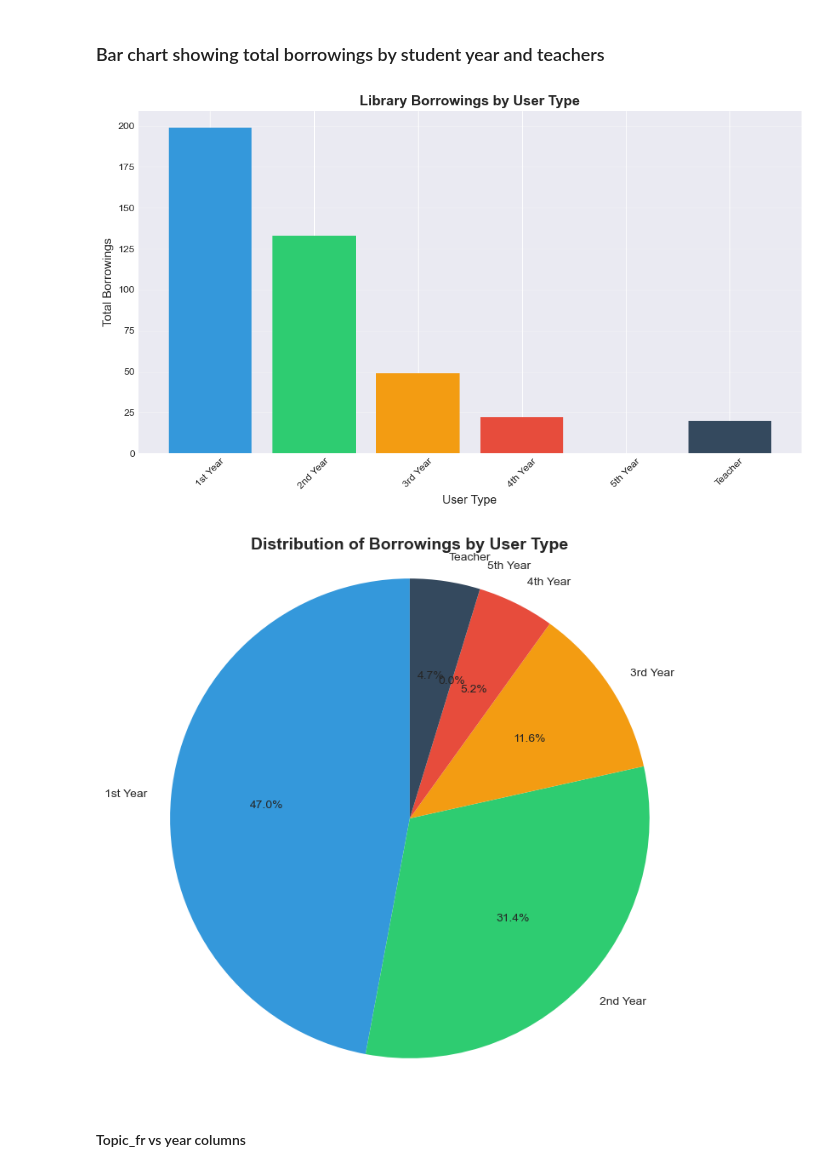
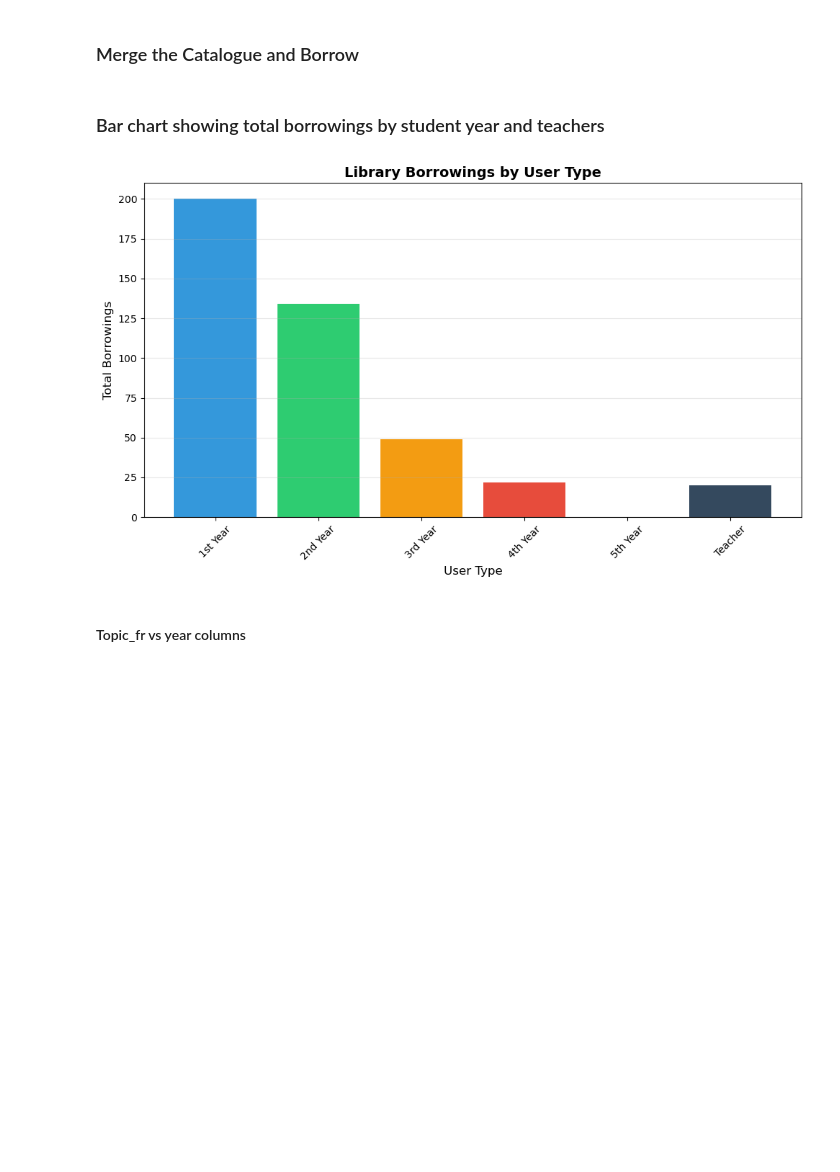
Before and after one commit to TI1307/DM_Project, a Jupyter notebook: notebooks/anlysis.ipynb, the cells around one changed output. Drawn from its saved outputs; the diff is of its cells as text; code cells hidden in the pictures; blank space fills up the shorter version.

```diff
--- a/notebooks/anlysis.ipynb
+++ b/notebooks/anlysis.ipynb
@@ -12,0 +11,2 @@ Borrowings_Table = pd.read_excel("../data/cleaned_borrowings.xlsx")
+# %% [markdown]
+### Merge the Catalogue and Borrow
@@ -14,44 +254,34 @@ Borrowings_Table = pd.read_excel("../data/cleaned_borrowings.xlsx")
 ###  Bar chart showing total borrowings by student year and teachers ###
 # %%
 
-
+df=pd.read_excel("../data/Final_data_for_clustering.xlsx")
 # Sum borrowings by user type
 borrowing_by_type = {
     '1st Year': df['1y'].sum(),
     '2nd Year': df['2y'].sum(),
     '3rd Year': df['3y'].sum(),
     '4th Year': df['4y'].sum(),
     '5th Year': df['5y'].sum(),
     'Teacher': df['teacher'].sum()
 }
 
 # Create DataFrame for plotting
 plot_data = pd.DataFrame(list(borrowing_by_type.items()),
                          columns=['User Type', 'Total Borrowings'])
 
 # Bar chart
 plt.figure(figsize=(10, 6))
 plt.bar(plot_data['User Type'], plot_data['Total Borrowings'],
         color=['#3498db', '#2ecc71', '#f39c12', '#e74c3c', '#9b59b6', '#34495e'])
 plt.xlabel('User Type', fontsize=12)
 plt.ylabel('Total Borrowings', fontsize=12)
 plt.title('Library Borrowings by User Type', fontsize=14, fontweight='bold')
 plt.xticks(rotation=45)
 plt.grid(axis='y', alpha=0.3)
 plt.tight_layout()
 plt.show()
-
-# Pie chart
-plt.figure(figsize=(8, 8))
-colors = ['#3498db', '#2ecc71', '#f39c12', '#e74c3c', '#9b59b6', '#34495e']
-plt.pie(plot_data['Total Borrowings'], labels=plot_data['User Type'],
-        autopct='%1.1f%%', colors=colors, startangle=90)
-plt.title('Distribution of Borrowings by User Type', fontsize=14, fontweight='bold')
-plt.axis('equal')
-plt.show()
 # %% [output]
-[figure, old version]
+[figure, new version]
-[figure, removed]
 # %% [markdown]
 #### Topic_fr vs year columns ####
 # %%
```
Also changed, not shown: parts of 10 cells of this notebook.
